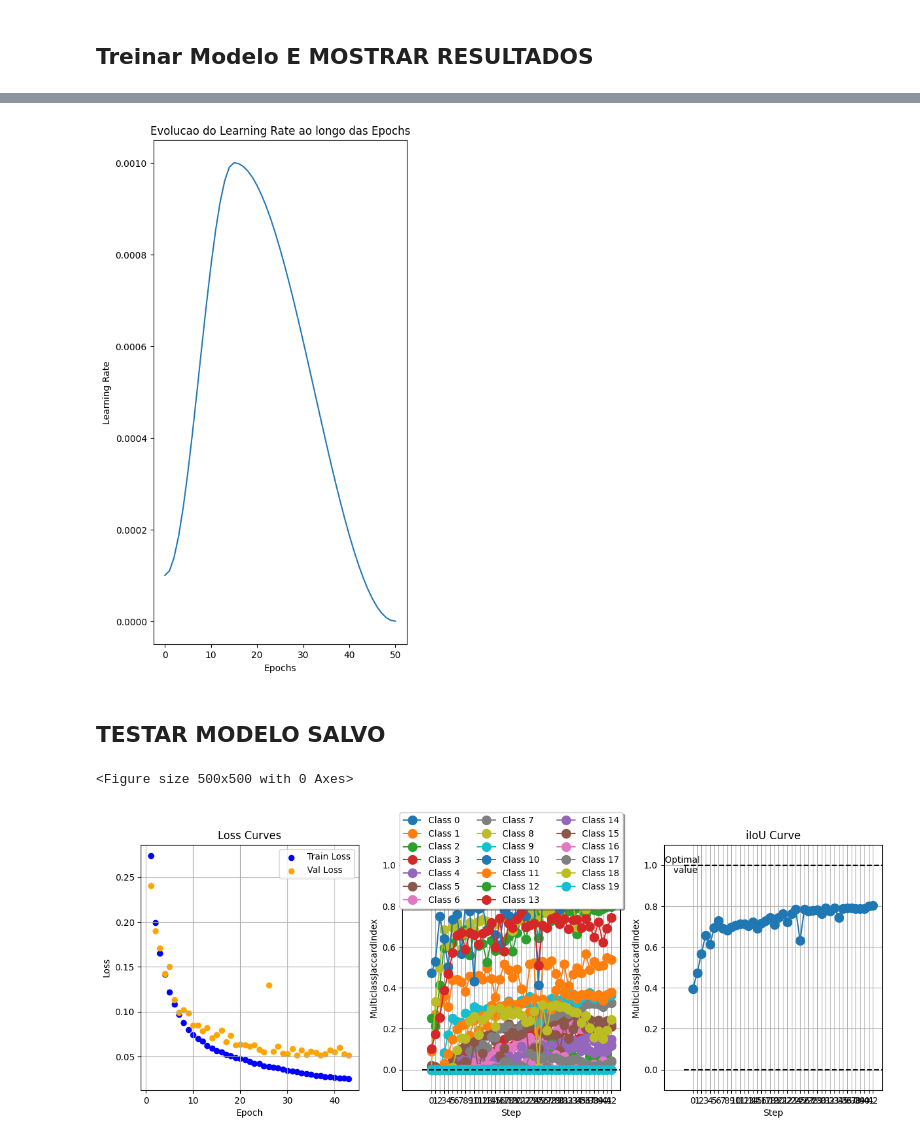
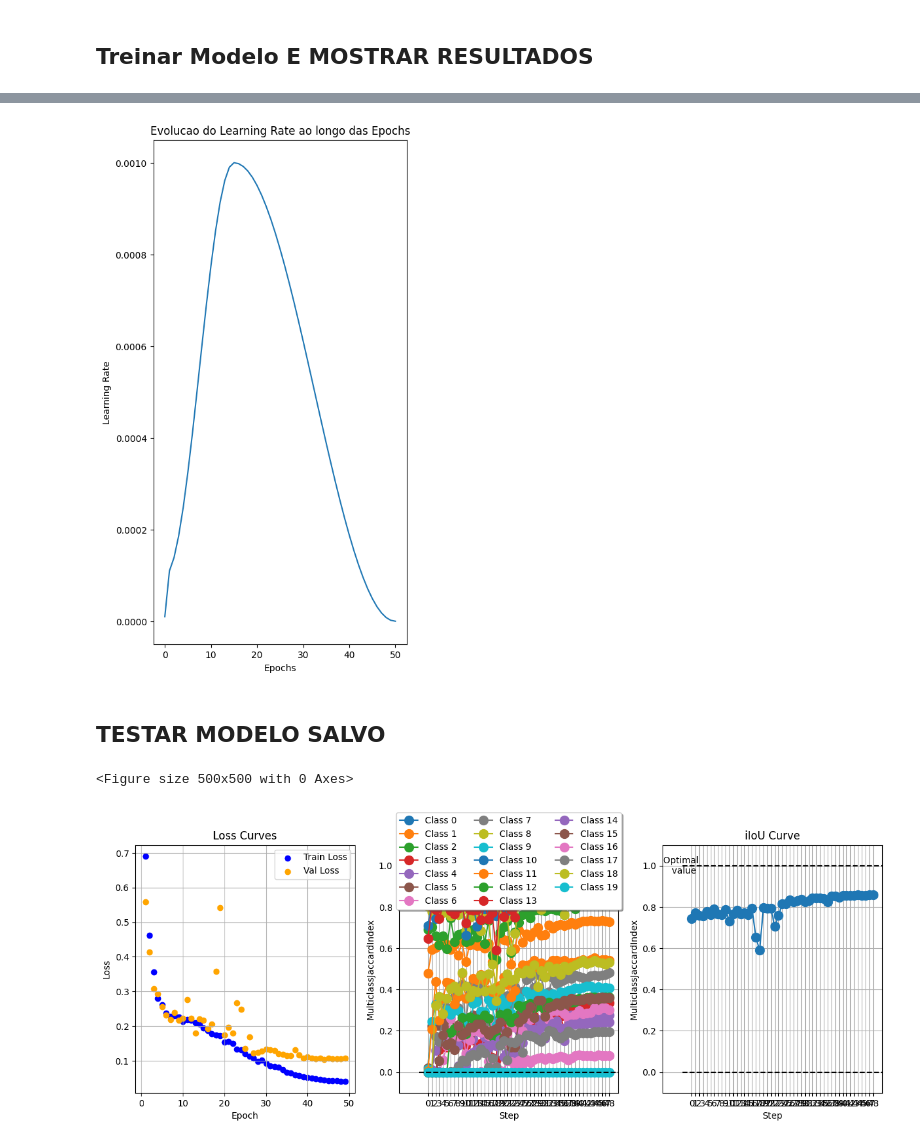
Before and after one commit to JoseFSilveira/linknet-studynotes, a Jupyter notebook: main.ipynb, the cells around one changed output, grey strips where cells are left out. Drawn from its saved outputs; the diff is of its cells as text; code cells hidden in the pictures.

```diff
--- a/main.ipynb
+++ b/main.ipynb
@@ -43,9 +43,10 @@ IM_WIDTH = 1024
 #IM_WIDTH = 512
 
 #BATCH_SIZE = 64
-BATCH_SIZE = 16
+BATCH_SIZE = 8
 NUM_WORKERS = os.cpu_count() // 2
 EPOCHS = 50
+LEANING_RATE = 1e-4
 
 NUM_CLASSES = 20 # Numero de classes do dataset, incluindo a classe de ignorar (void)
 # %%
@@ -279,7 +279,7 @@ Estimated Total Size (MB): 468.29
 # %%
 # CRIANDO O MODELO LINKNET
 
-model = lkm.LinkNet(in_channels=3, out_channels=NUM_CLASSES).to(device)
+model = lkm.LinkNet(out_channels=NUM_CLASSES).to(device)
 
 # Evita erro de memória no torchinfo com resolução alta
 model.eval()
@@ -334,13 +334,28 @@ tensor([[[ 1,  4,  5,  ..., 16, 16,  2],
 ## Treinar Modelo E MOSTRAR RESULTADOS
 # %%
 # Definir loss, optim e metricas
-#self.loss_fn = nn.CrossEntropyLoss(ignore_index=NUM_CLASSES-1).to(device)
-loss_fn = losses.FocalLoss(alpha=0.25, gamma=2.0, reduction='mean', weight=class_weights) # Focal Loss com pesos para lidar melhor com o desbalanceamento de classes
-optim_fn = optim.AdamW(model.parameters(), lr=1e-4, weight_decay=1e-2)
+
+# Cria grupos com taxas de aprendizado diferentes
+optim_groups = [
+    # O Encoder (ResNet) usa um LR 10x menor para não destruir os pesos
+    {'params': model.encoder.parameters(), 'lr': LEANING_RATE / 10},
+
+    # O Decoder usa o LR normal para aprender rapidamente a montar as máscaras
+    {'params': model.decoder.parameters(), 'lr': LEANING_RATE}
+]
+
+focal_loss = losses.FocalLoss(alpha=0.25, gamma=2.0, reduction='mean', weight=class_weights, ignore_index=NUM_CLASSES-1).to(device) # Focal Loss com pesos para lidar melhor com o desbalanceamento de classes
+dice_loss = losses.DiceLoss(weight=class_weights, ignore_index=NUM_CLASSES-1).to(device) # Dice Loss com pesos para lidar melhor com o desbalanceamento de classes
+loss_fn = lambda outputs, targets: focal_loss(outputs, targets) + dice_loss(torch.softmax(outputs, dim=1), targets) # Combinacao das duas loss functions para aproveitar os beneficios de ambas
+
+#optim_fn = optim.AdamW(model.parameters(), lr=LEANING_RATE, weight_decay=1e-2) # Otimizador para todos os parametros do modelo, incluindo o encoder congelado
+optim_fn = optim.AdamW(optim_groups, weight_decay=1e-2) # Otimizador com grupos de parametros para aplicar taxas de aprendizado diferentes no encoder e decoder
+#optim_fn = optim.AdamW(filter(lambda p: p.requires_grad, model.parameters()), lr=LEANING_RATE, weight_decay=1e-2) # Otimizador apenas para os parametros que requerem gradiente (decoder)
 
 IoU_metric = MulticlassJaccardIndex(num_classes=NUM_CLASSES, ignore_index=NUM_CLASSES-1, average='none').to(device)
+mIoU_metric = MulticlassJaccardIndex(num_classes=NUM_CLASSES, ignore_index=NUM_CLASSES-1, average='micro').to(device)
 iIoU_metric = MulticlassJaccardIndex(num_classes=NUM_CLASSES, ignore_index=NUM_CLASSES-1, average='weighted').to(device)
-metrics = {'IoU': IoU_metric, 'iIoU': iIoU_metric}
+metrics = {'IoU': IoU_metric, 'mIoU': mIoU_metric, 'iIoU': iIoU_metric}
 
 # Escolha da metrica que sera avaliada para salvar o melhor modelo, pode ser 'IoU' ou 'iIoU'
 val_to_monitor = 'iIoU' # Escolha a metrica que deseja monitorar para salvar o melhor modelo, pode ser 'loss' ou o nome de alguma metrica definida no dicionario de metricas, como 'IoU' ou 'iIoU'
@@ -405,24 +420,24 @@ if SCRIPT_MODE != "TEST":
 if SCRIPT_MODE != "TEST":
     plot_leaning_rate_evolution(fit_model.learning_rates)
 # %% [output]
-[figure, old version]
+[figure, new version]
 # %% [markdown]
 ## TESTAR MODELO SALVO
 # %%
 if SCRIPT_MODE != "TRAIN":
 
     # Criando novo modelo para carregar o salvo
-    loaded_model = lkm.LinkNet(in_channels=3, out_channels=NUM_CLASSES).to(device)
+    loaded_model = lkm.LinkNet(out_channels=NUM_CLASSES).to(device)
 
     # Carregando apenas os parametros (state_dict()), pois isso flexibiliza o modelo e evita erros de incompatibilidade com parametros e caminhos do modelo original
     # OBS: torch.load() carrega o modelo inteiro, nao apenas os parametros
     loaded_model, loaded_model_results = load_state_dict(loaded_model, name="best_model", load_reults=True, device=device)
 
     # Imprimir os resultados
     print_results(loaded_model_results)
 # %% [output]
 <Figure size 500x500 with 0 Axes>
-[figure, old version]
+[figure, new version]
 # %%
 # Teste do modelo
 test_model(loaded_model, test_dataset, n=5, device=device, cmap=cmap)
```
Also changed, not shown: parts of 9 cells of this notebook, 4 other files.
